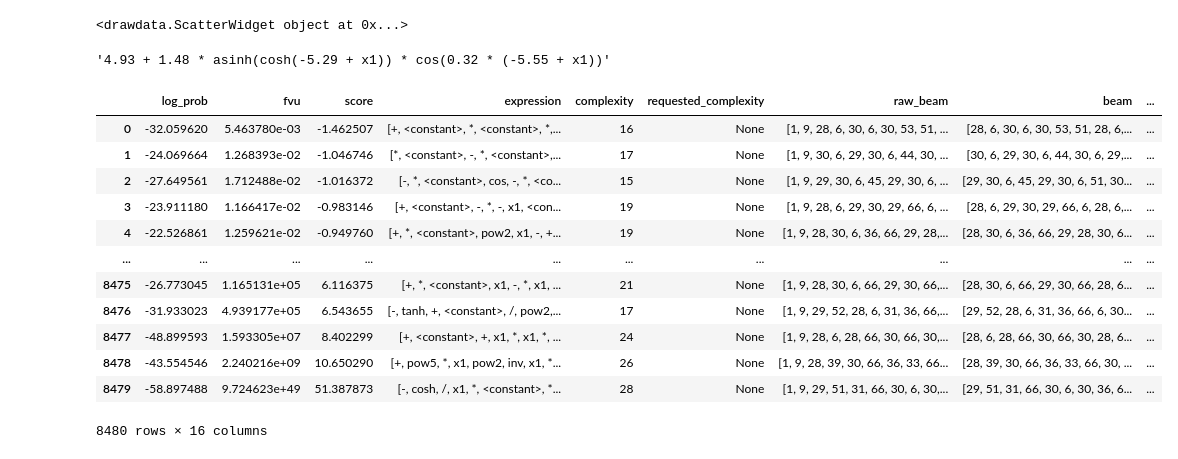
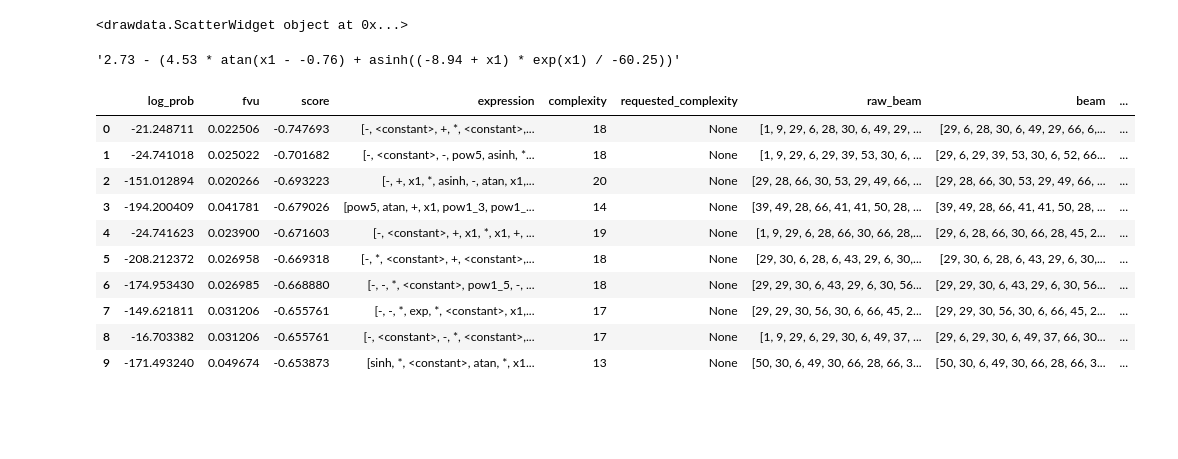
Before and after one commit to psaegert/flash-ansr, a Jupyter notebook: experimental/demo.ipynb, the cells around one changed output. Drawn from its saved outputs; the diff is of its cells as text; code cells hidden in the pictures; blank space fills up the shorter version.

```diff
--- a/experimental/demo.ipynb
+++ b/experimental/demo.ipynb
@@ -23,6 +23,7 @@ nsr = FlashANSR.load(
     directory=get_path('models', MODEL),
     generation_config=SoftmaxSamplingConfig(choices=1024 * 32),
     parsimony=0.05,
+    prune_constant_budget=0.01,
 ).to(device)
 # %%
 widget = ScatterWidget()
@@ -40,5 +41,5 @@ nsr.fit(X, y, verbose=True)
 # %%
 nsr.get_expression()
 # %% [output]
-'4.93 + 1.48 * asinh(cosh(-5.29 + x1)) * cos(0.32 * (-5.55 + x1))'
+'2.73 - (4.53 * atan(x1 - -0.76) + asinh((-8.94 + x1) * exp(x1) / -60.25))'
 # %%
@@ -47,19 +48,17 @@ nsr.get_expression()
 # %%
-nsr.results
+nsr.results.head(10)
 # %% [output]
 |  | log_prob | fvu | score | expression | complexity | requested_complexity | raw_beam | beam | ... |
-| 0 | -32.059620 | 5.463780e-03 | -1.462507 | [+, <constant>, *, <constant>, *,... | 16 | None | [1, 9, 28, 6, 30, 6, 30, 53, 51, ... | [28, 6, 30, 6, 30, 53, 51, 28, 6,... | ... |
-| 1 | -24.069664 | 1.268393e-02 | -1.046746 | [*, <constant>, -, *, <constant>,... | 17 | None | [1, 9, 30, 6, 29, 30, 6, 44, 30, ... | [30, 6, 29, 30, 6, 44, 30, 6, 29,... | ... |
-| 2 | -27.649561 | 1.712488e-02 | -1.016372 | [-, *, <constant>, cos, -, *, <co... | 15 | None | [1, 9, 29, 30, 6, 45, 29, 30, 6, ... | [29, 30, 6, 45, 29, 30, 6, 51, 30... | ... |
-| 3 | -23.911180 | 1.166417e-02 | -0.983146 | [+, <constant>, -, *, -, x1, <con... | 19 | None | [1, 9, 28, 6, 29, 30, 29, 66, 6, ... | [28, 6, 29, 30, 29, 66, 6, 28, 6,... | ... |
-| 4 | -22.526861 | 1.259621e-02 | -0.949760 | [+, *, <constant>, pow2, x1, -, +... | 19 | None | [1, 9, 28, 30, 6, 36, 66, 29, 28,... | [28, 30, 6, 36, 66, 29, 28, 30, 6... | ... |
-| ... | ... | ... | ... | ... | ... | ... | ... | ... | ... |
-| 8475 | -26.773045 | 1.165131e+05 | 6.116375 | [+, *, <constant>, x1, -, *, x1, ... | 21 | None | [1, 9, 28, 30, 6, 66, 29, 30, 66,... | [28, 30, 6, 66, 29, 30, 66, 28, 6... | ... |
-| 8476 | -31.933023 | 4.939177e+05 | 6.543655 | [-, tanh, +, <constant>, /, pow2,... | 17 | None | [1, 9, 29, 52, 28, 6, 31, 36, 66,... | [29, 52, 28, 6, 31, 36, 66, 6, 30... | ... |
-| 8477 | -48.899593 | 1.593305e+07 | 8.402299 | [+, <constant>, +, x1, *, x1, *, ... | 24 | None | [1, 9, 28, 6, 28, 66, 30, 66, 30,... | [28, 6, 28, 66, 30, 66, 30, 28, 6... | ... |
-| 8478 | -43.554546 | 2.240216e+09 | 10.650290 | [+, pow5, *, x1, pow2, inv, x1, *... | 26 | None | [1, 9, 28, 39, 30, 66, 36, 33, 66... | [28, 39, 30, 66, 36, 33, 66, 30, ... | ... |
-| 8479 | -58.897488 | 9.724623e+49 | 51.387873 | [-, cosh, /, x1, *, <constant>, *... | 28 | None | [1, 9, 29, 51, 31, 66, 30, 6, 30,... | [29, 51, 31, 66, 30, 6, 30, 36, 6... | ... |
+| 0 | -21.248711 | 0.022506 | -0.747693 | [-, <constant>, +, *, <constant>,... | 18 | None | [1, 9, 29, 6, 28, 30, 6, 49, 29, ... | [29, 6, 28, 30, 6, 49, 29, 66, 6,... | ... |
+| 1 | -24.741018 | 0.025022 | -0.701682 | [-, <constant>, -, pow5, asinh, *... | 18 | None | [1, 9, 29, 6, 29, 39, 53, 30, 6, ... | [29, 6, 29, 39, 53, 30, 6, 52, 66... | ... |
+| 2 | -151.012894 | 0.020266 | -0.693223 | [-, +, x1, *, asinh, -, atan, x1,... | 20 | None | [29, 28, 66, 30, 53, 29, 49, 66, ... | [29, 28, 66, 30, 53, 29, 49, 66, ... | ... |
+| 3 | -194.200409 | 0.041781 | -0.679026 | [pow5, atan, +, x1, pow1_3, pow1_... | 14 | None | [39, 49, 28, 66, 41, 41, 50, 28, ... | [39, 49, 28, 66, 41, 41, 50, 28, ... | ... |
+| 4 | -24.741623 | 0.023900 | -0.671603 | [-, <constant>, +, x1, *, x1, +, ... | 19 | None | [1, 9, 29, 6, 28, 66, 30, 66, 28,... | [29, 6, 28, 66, 30, 66, 28, 45, 2... | ... |
+| 5 | -208.212372 | 0.026958 | -0.669318 | [-, *, <constant>, +, <constant>,... | 18 | None | [29, 30, 6, 28, 6, 43, 29, 6, 30,... | [29, 30, 6, 28, 6, 43, 29, 6, 30,... | ... |
+| 6 | -174.953430 | 0.026985 | -0.668880 | [-, -, *, <constant>, pow1_5, -, ... | 18 | None | [29, 29, 30, 6, 43, 29, 6, 30, 56... | [29, 29, 30, 6, 43, 29, 6, 30, 56... | ... |
+| 7 | -149.621811 | 0.031206 | -0.655761 | [-, -, *, exp, *, <constant>, x1,... | 17 | None | [29, 29, 30, 56, 30, 6, 66, 45, 2... | [29, 29, 30, 56, 30, 6, 66, 45, 2... | ... |
+| 8 | -16.703382 | 0.031206 | -0.655761 | [-, <constant>, -, *, <constant>,... | 17 | None | [1, 9, 29, 6, 29, 30, 6, 49, 37, ... | [29, 6, 29, 30, 6, 49, 37, 66, 30... | ... |
+| 9 | -171.493240 | 0.049674 | -0.653873 | [sinh, *, <constant>, atan, *, x1... | 13 | None | [50, 30, 6, 49, 30, 66, 28, 66, 3... | [50, 30, 6, 49, 30, 66, 28, 66, 3... | ... |
-8480 rows × 16 columns
 # %%
 X_linspace = np.linspace(X.min(), X.max(), 100).reshape(-1, 1)
 # %%
```
Also changed, not shown: parts of 2 cells of this notebook, 2 other files.
